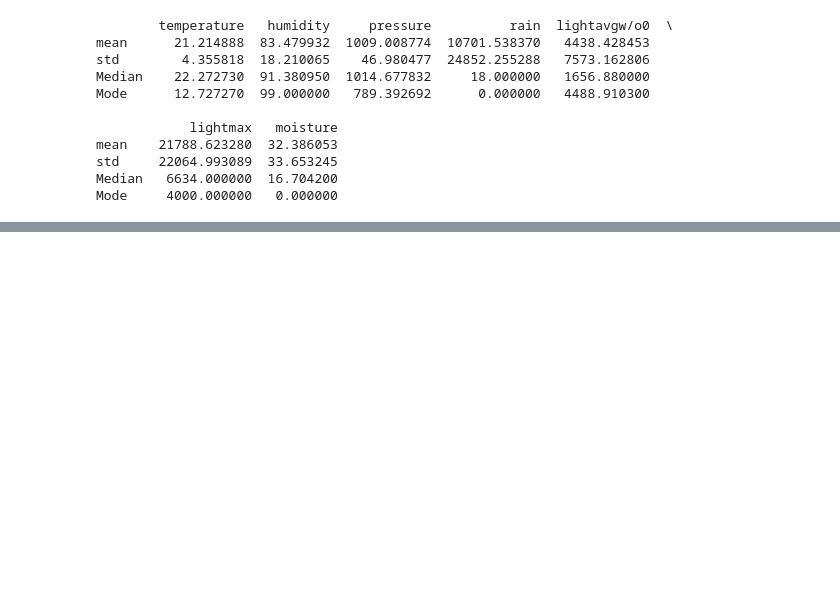
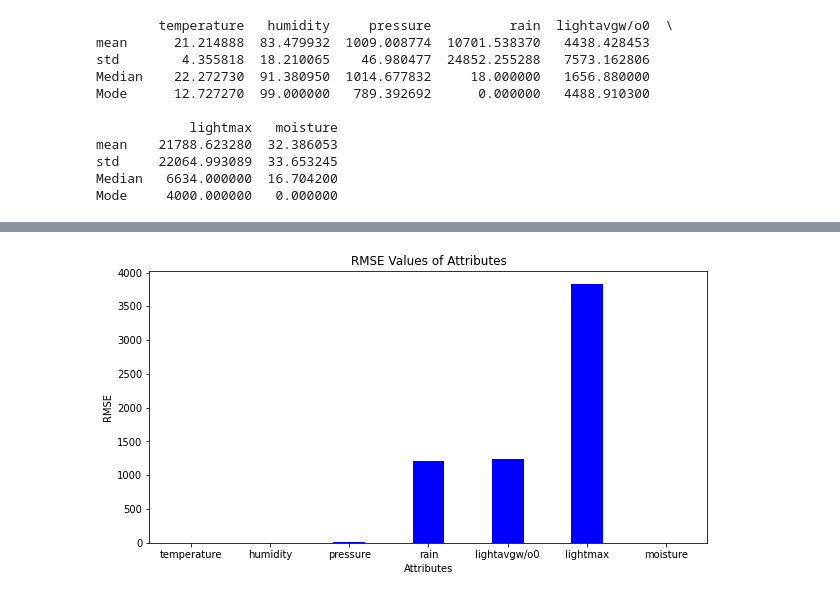
Before and after one commit to Anirudh-Sathish/Data-Science-and-Python, a Jupyter notebook: Lab11/plotmiss.ipynb, the cells around one changed output, grey strips where cells are left out. Cells and saved outputs as stored; diff of their text form; code cells hidden in the pictures; blank space fills up the shorter version.

```diff
--- a/Lab11/plotmiss.ipynb
+++ b/Lab11/plotmiss.ipynb
@@ -305,0 +417,17 @@ RMSE_moisture         502.182077
+# %%
+# Doing the neccesary using interpolate
+
+# Performing linear interploation
+df_Interpolated_missing_landslide_data = missing_landslide_data_numero.interpolate(method="linear")
+
+# Finding the mean and std
+df_describe_std_mean = df_Interpolated_missing_landslide_data.describe()
+df_describe_std_mean = df_describe_std_mean.drop(['count','min','25%','50%','75%','max'],axis = 0)
+df_median = df_Interpolated_missing_landslide_data.median()
+df_median = df_median.to_frame()
+df_median = df_median.transpose()
+df_median = df_median.rename(index={0:'Median'})
+df_mode = df_Interpolated_missing_landslide_data.mode()
+df_mode = df_mode.rename(index={0:'Mode'})
+df_fromInterpolate_v2 = pd.concat([df_describe_std_mean,df_median,df_mode])
+print(df_fromInterpolate_v2)
@@ -305,0 +474,5 @@ RMSE_moisture         502.182077
+# %%
+# Finding the RMSE
+
+RMSE_V2 = FindRMSE(df_original_data_numero,df_Interpolated_missing_landslide_data,N)
+print(RMSE_V2)
@@ -305,0 +488,17 @@ RMSE_moisture         502.182077
+# %%
+# Bar graph plot
+fig = plt.figure(figsize = (10, 5))
+
+RMSE_V2_cal = RMSE_V2.squeeze()
+
+values_RMSE_V1 = RMSE_V2_cal.to_list()
+
+plt.bar(RMSE_V2.index ,values_RMSE_V1, color ='blue',
+        width = 0.4)
+
+plt.xlabel("Attributes")
+plt.ylabel("RMSE")
+plt.title("RMSE Values of Attributes")
+plt.show()
+# %% [output]
+[figure, added]
```
Also changed, not shown: parts of 34 cells of this notebook, 9 other files.
